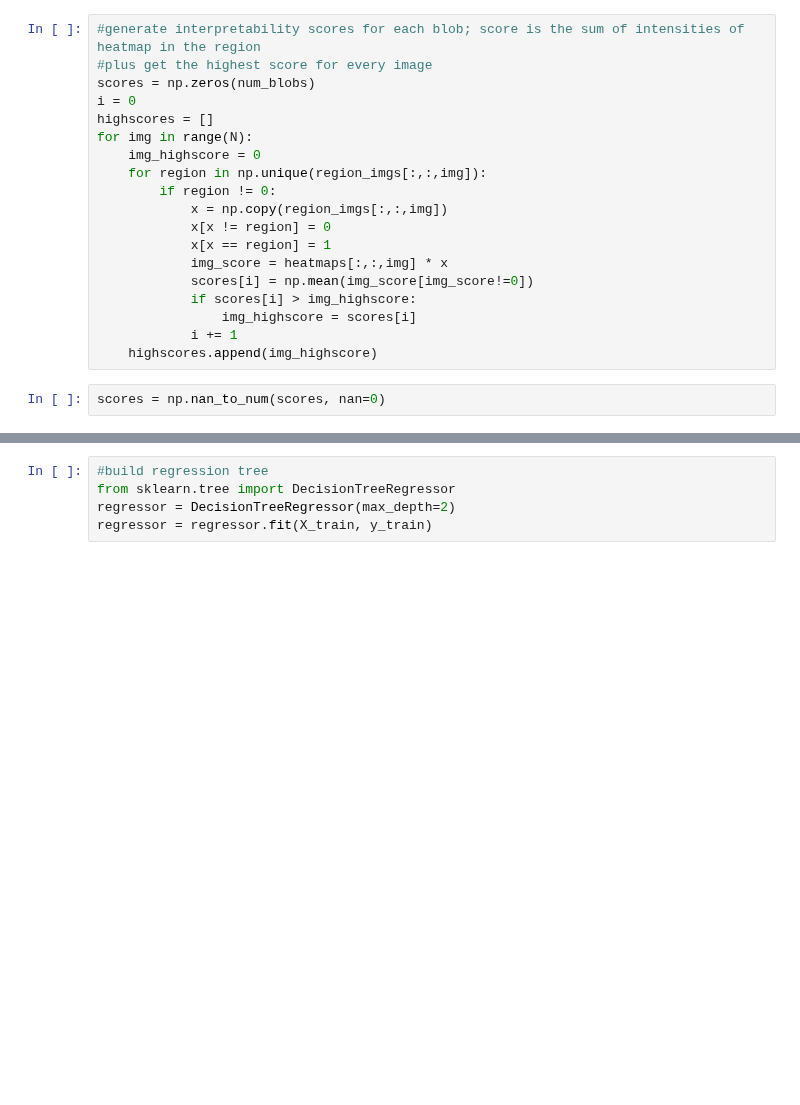
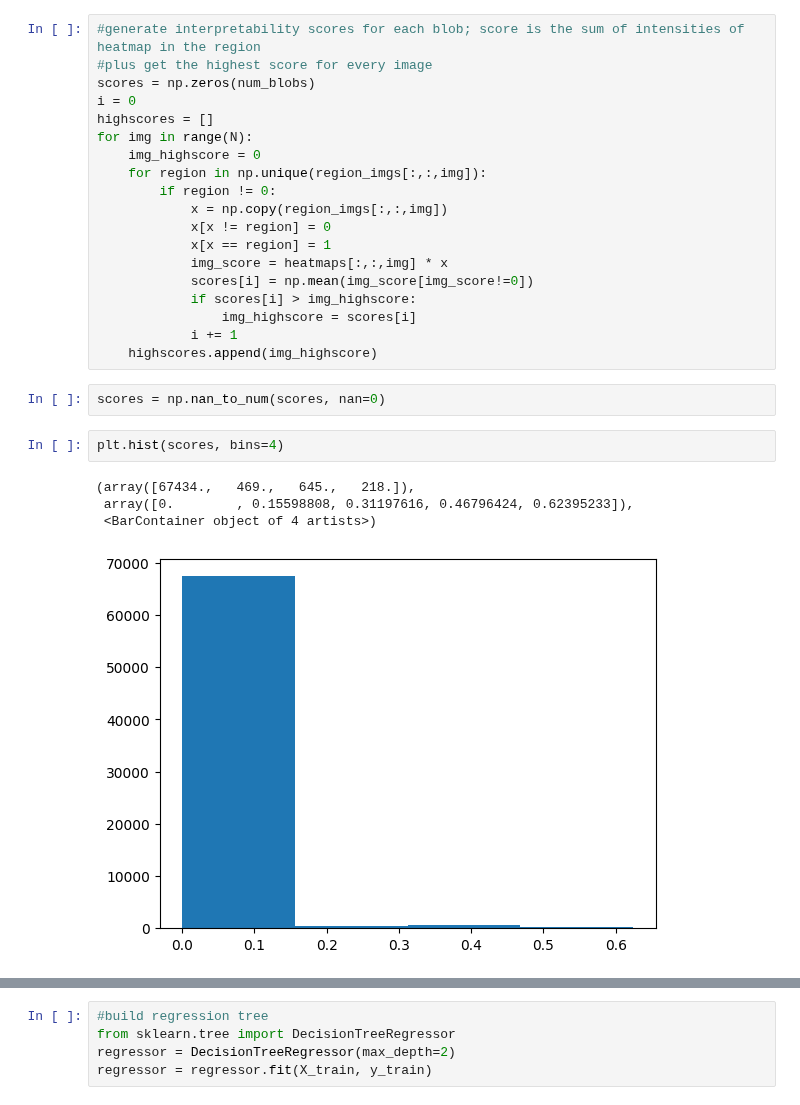
Before and after one commit to Kayzi0/ExplainBlobs, a Jupyter notebook: regression.ipynb, the cells around one changed output, grey strips where cells are left out. Cells and saved outputs as stored; diff of their text form; blank space fills up the shorter version.

```diff
--- a/regression.ipynb
+++ b/regression.ipynb
@@ -109,6 +86,13 @@ for img in range(N):
     highscores.append(img_highscore)
 # %%
 scores = np.nan_to_num(scores, nan=0)
+# %%
+plt.hist(scores, bins=4)
+# %% [output]
+(array([67434.,   469.,   645.,   218.]),
+ array([0.        , 0.15598808, 0.31197616, 0.46796424, 0.62395233]),
+ <BarContainer object of 4 artists>)
+[figure, added]
 # %%
 highscores = np.asarray(highscores)
 ind = np.where(np.in1d(scores, highscores))[0]
```
Also changed, not shown: parts of 13 cells of this notebook.
